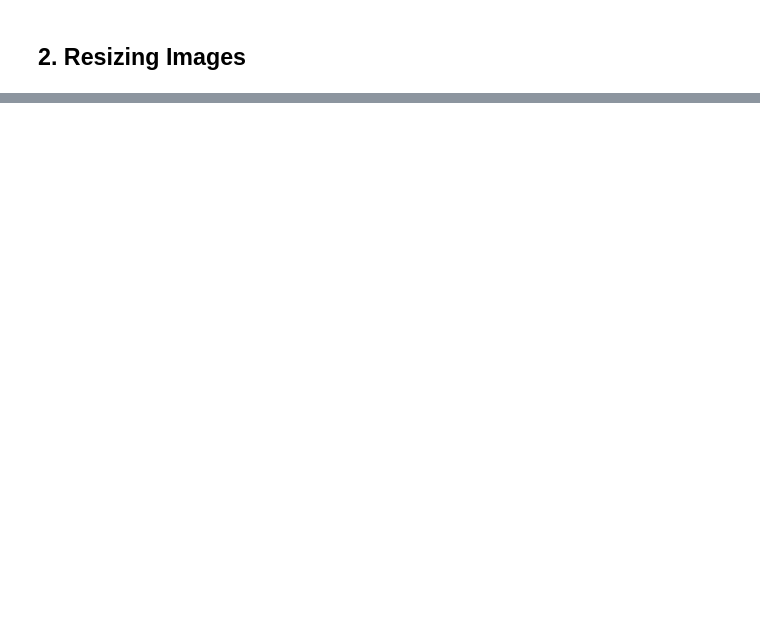
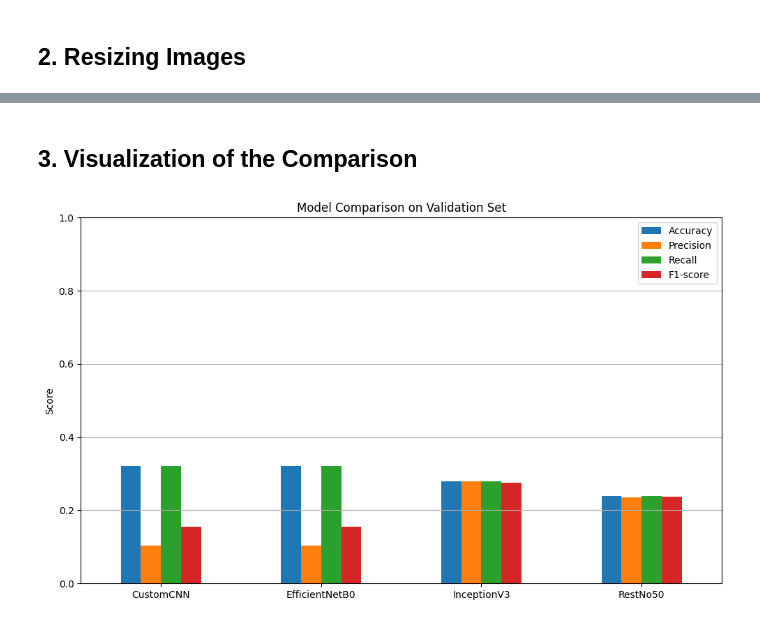
Before and after one commit to Jan2309jr/Brain-Tumor-MRI-Image-Classification, a Jupyter notebook: brain-tumor-detection.ipynb, the cells around one changed output, grey strips where cells are left out. Saved outputs shown, nothing was run; the diff lists cells and outputs as text; code cells hidden in the pictures; blank space fills up the shorter version.

Commit message:
trained the model and evaluated

```diff
--- a/brain-tumor-detection.ipynb
+++ b/brain-tumor-detection.ipynb
@@ -483,2 +478,7 @@ normalize_images(valid_path)
+# %%
+# Create an instance of ImageDataGenerator with normalization (rescaling)
+train_datagen = ImageDataGenerator(rescale=1./255)
+valid_datagen = ImageDataGenerator(rescale=1./255)
+test_datagen = ImageDataGenerator(rescale=1./255)
 # %% [markdown]
 ## 2. Resizing Images
@@ -484,0 +915,7 @@ normalize_images(valid_path)
+# %%
+class_names = list(valid_generator.class_indices.keys())
+results = {}
+
+for name, model in models.items():
+    model.load_weights(f"/kaggle/working/{name}_best_model.keras")  # load best checkpoint
+    results[name] = evaluate_model(model, valid_generator, class_names, name)
@@ -484,0 +1086,22 @@ normalize_images(valid_path)
+# %%
+def get_metrics(model, test_generator):
+    y_true = test_generator.classes
+    y_pred_probs = model.predict(test_generator)
+    y_pred = np.argmax(y_pred_probs, axis=1)
+
+    return {
+        "Accuracy": accuracy_score(y_true, y_pred),
+        "Precision": precision_score(y_true, y_pred, average='weighted'),
+        "Recall": recall_score(y_true, y_pred, average='weighted'),
+        "F1-score": f1_score(y_true, y_pred, average='weighted')
+    }
+
+# Collect results
+results = {}
+for name, model in models.items():
+    results[name] = get_metrics(model, valid_generator)
+
+# Convert to DataFrame
+results_df = pd.DataFrame(results).T
+results_df = results_df.round(4)
+results_df
@@ -484,0 +1118,14 @@ normalize_images(valid_path)
+# %% [markdown]
+## 3. Visualization of the Comparison
+# %%
+results_df.plot(kind='bar', figsize=(10, 6))
+plt.title("Model Comparison on Validation Set")
+plt.ylabel("Score")
+plt.xticks(rotation=0)
+plt.grid(axis='y')
+plt.ylim(0, 1)
+plt.legend(loc='upper right')
+plt.tight_layout()
+plt.show()
+# %% [output]
+[figure, added]
```
Also changed, not shown: parts of 34 cells of this notebook.
